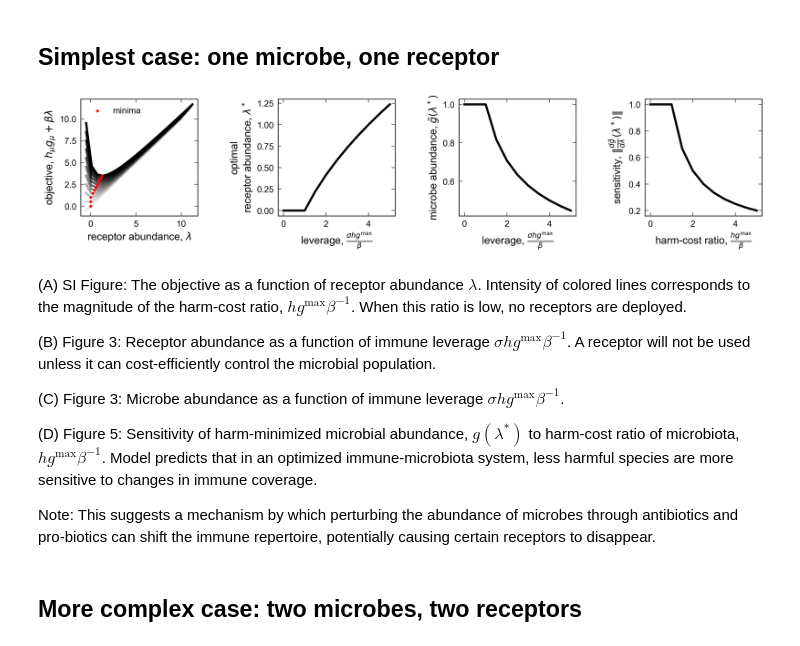
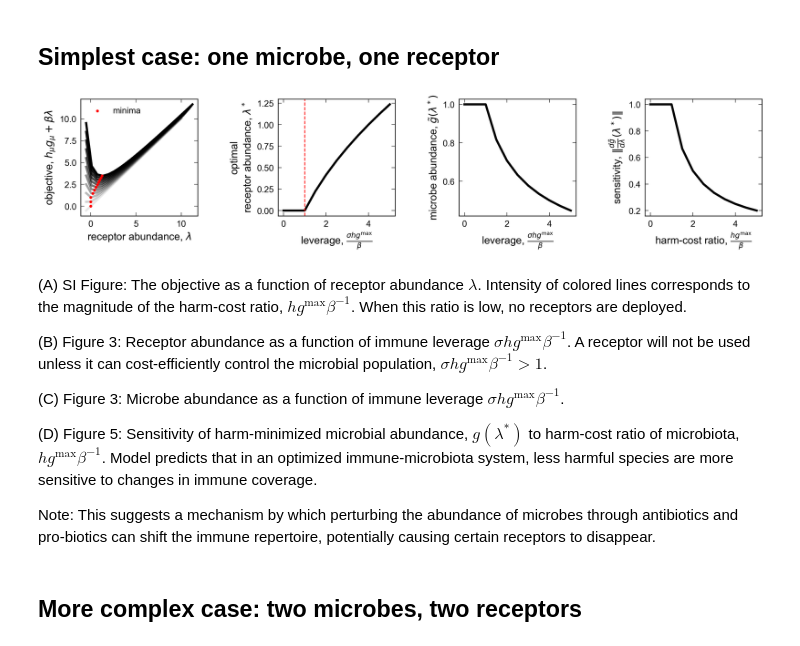
Before and after one commit to obinna-ukogu/gutimmune, a Jupyter notebook: explore-microbiome-genetic-structure.ipynb, the cells around one changed output. Saved outputs shown, nothing was run; the diff lists cells and outputs as text; code cells hidden in the pictures.

```diff
--- a/explore-microbiome-genetic-structure.ipynb
+++ b/explore-microbiome-genetic-structure.ipynb
@@ -78,38 +78,39 @@ for i, p in enumerate(hs):
     ax1.plot(ls, np.array([objective(j, 1.0, sigma, np.array([p]), n, np.zeros(1)) for j in ls]), 'k', alpha = (i + 1)/len(hs), **kwargs)
     ax1.scatter(res.x, res.fun, color = 'red', s = 5, zorder = 2, label = "minima" if i == 0 else '')
 
 l_opts = np.array([single_receptor(n=j, beta = 1.0) for j in hs])
 ax2.plot(hs, l_opts, color = 'black',label = "analytic", **kwargs)
+ax2.axvline(x = 1.0, color = 'red', ls = '--')
 #ax1.title.set_text(r'one microbe, one receptor')
 
 ax3.plot(hs, 1/(1 + sigma*l_opts), color = 'black',label = "analytic", **kwargs)
 
 ax4.plot(hs, np.abs(-sigma/(1 + sigma*l_opts)**2), color = 'black',label = "analytic", **kwargs)
 
 ax1.set(xlabel=r'receptor abundance, $\lambda$',ylabel=r'objective, $h_\mu g_\mu + \beta \lambda$')
 ax1.legend()
 ax1.minorticks_off()
 ax1.set_box_aspect(1)
 
 ax2.set(ylabel='optimal\n'+r'receptor abundance, $\lambda^*$', xlabel=r'leverage, $\frac{\sigma hg^\text{max}}{\beta}$')
 ax2.minorticks_off()
 ax2.set_box_aspect(1)
 
 ax3.set(ylabel=r'microbe abundance, $\tilde{g}(\lambda^*)$', xlabel=r'leverage, $\frac{\sigma hg^\text{max}}{\beta}$')
 ax3.minorticks_off()
 ax3.set_box_aspect(1)
 
 ax4.set(ylabel=r'sensitivity, $\|\frac{d\tilde{g}}{d\lambda}(\lambda^*)\|$', xlabel=r'harm-cost ratio, $\frac{hg^\text{max}}{\beta}$')
 ax4.minorticks_off()
 ax4.set_box_aspect(1)
 
 fig.savefig('_figs/fig3and5_one_microbe_one_receptor'+'.pdf', dpi=300, bbox_inches='tight')
 # %% [output]
-[figure, old version]
+[figure, new version]
 # %% [markdown]
 (A) SI Figure: The objective as a function of receptor abundance $\lambda$. Intensity of colored lines corresponds to the magnitude of the harm-cost ratio, $hg^\text{max}\beta^{-1}$. When this ratio is low, no receptors are deployed.
 
-(B) Figure 3: Receptor abundance as a function of immune leverage $\sigma hg^\text{max}\beta^{-1}$. A receptor will not be used unless it can cost-efficiently control the microbial population.
+(B) Figure 3: Receptor abundance as a function of immune leverage $\sigma hg^\text{max}\beta^{-1}$. A receptor will not be used unless it can cost-efficiently control the microbial population, $\sigma hg^\text{max}\beta^{-1} > 1$.
 
 (C) Figure 3: Microbe abundance as a function of immune leverage $\sigma hg^\text{max}\beta^{-1}$.
 
```
Also changed, not shown: parts of 1 cell of this notebook, 33 other files.
